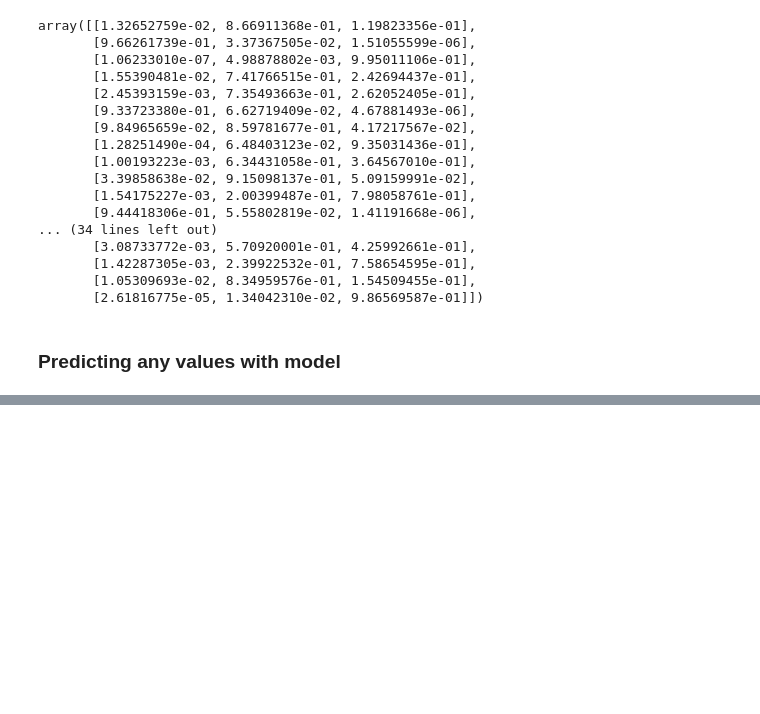
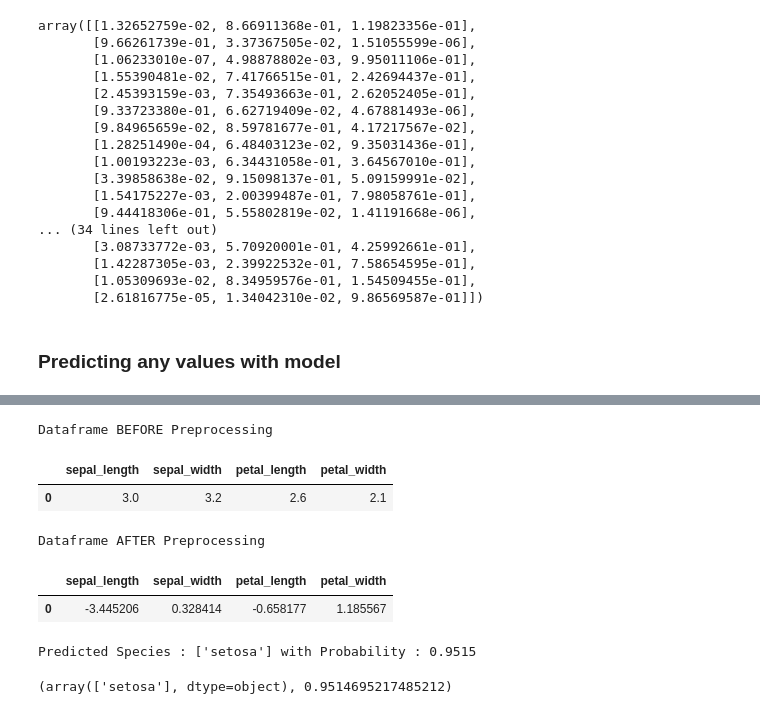
Before and after one commit to muktapatil23/vscodegithub, a Jupyter notebook: logisticregrassion/logisticregrassion.ipynb, the cells around one changed output, grey strips where cells are left out. Drawn from its saved outputs; the diff is of its cells as text; code cells hidden in the pictures; blank space fills up the shorter version.

```diff
--- a/logisticregrassion/logisticregrassion.ipynb
+++ b/logisticregrassion/logisticregrassion.ipynb
@@ -326,0 +349,11 @@ def predict_new_values(pre, le, model):
+# %%
+predict_new_values(num_pipe,le,model)
+# %% [output]
+Dataframe BEFORE Preprocessing
+|  | sepal_length | sepal_width | petal_length | petal_width |
+| 0 | 3.0 | 3.2 | 2.6 | 2.1 |
+Dataframe AFTER Preprocessing
+|  | sepal_length | sepal_width | petal_length | petal_width |
+| 0 | -3.445206 | 0.328414 | -0.658177 | 1.185567 |
+Predicted Species : ['setosa'] with Probability : 0.9515
+(array(['setosa'], dtype=object), 0.9514695217485212)
```
Also changed, not shown: parts of 2 cells of this notebook, 1 other file.
